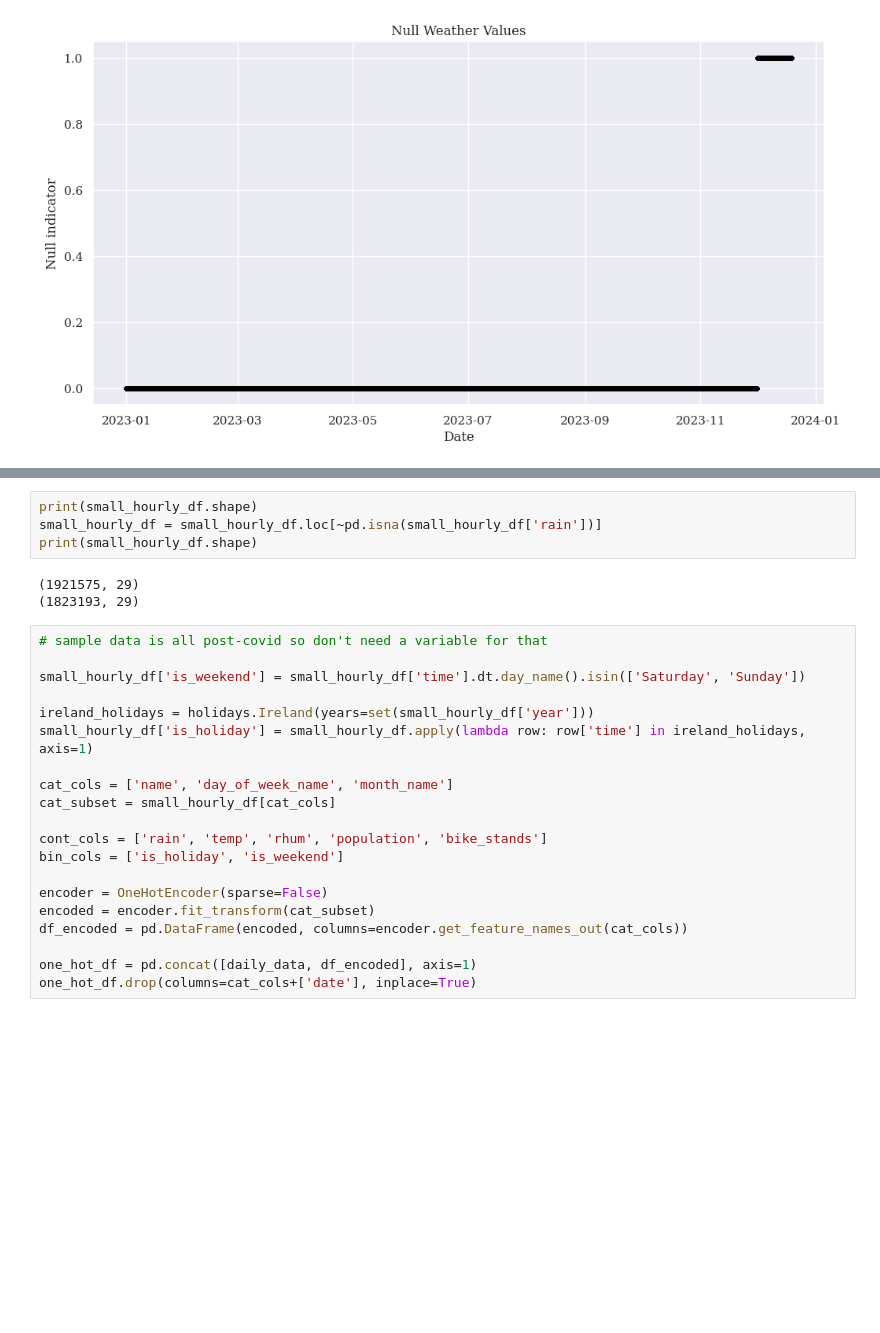
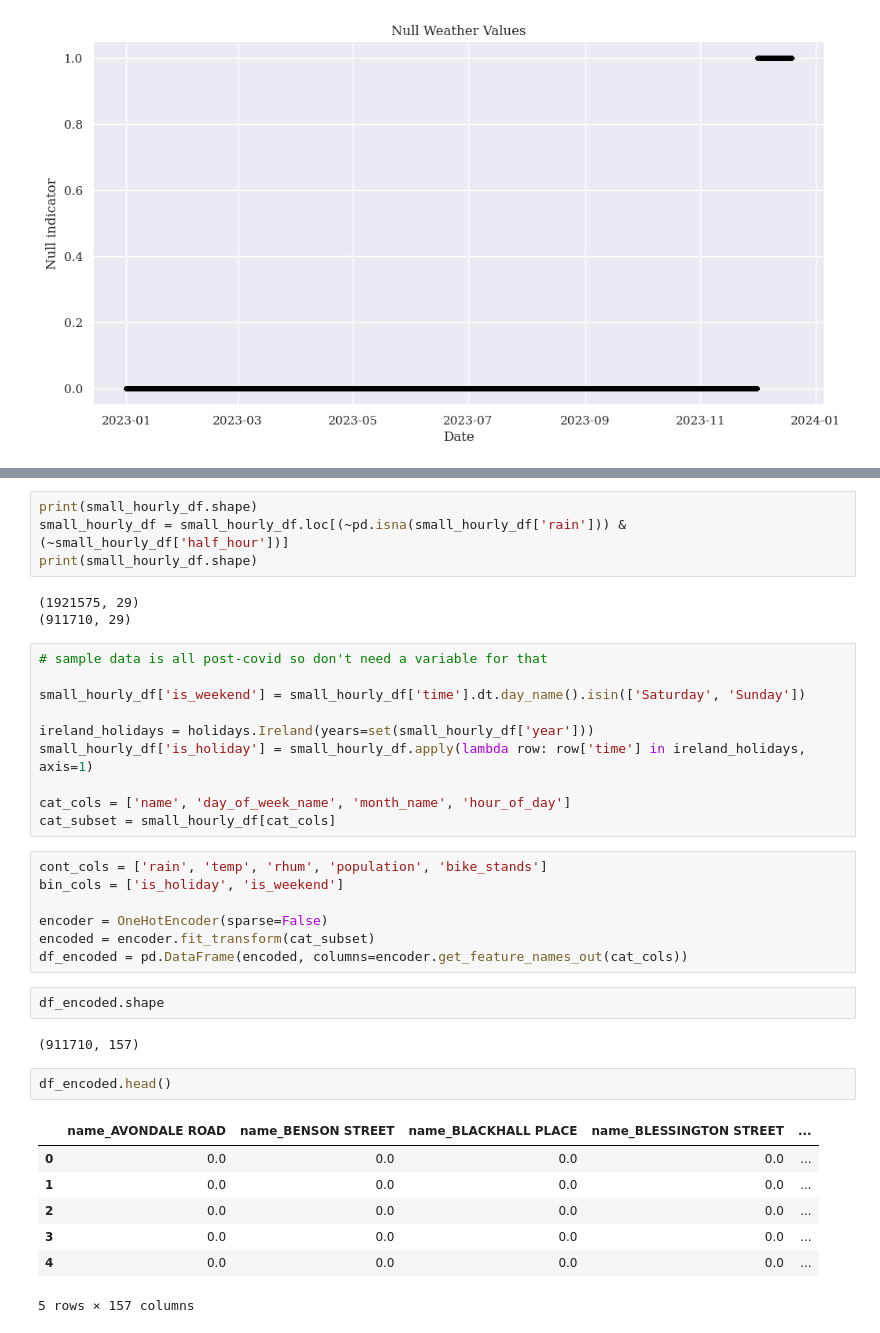
Before and after one commit to step-hen-burke/CA2, a Jupyter notebook: 3_rental_prediction.ipynb, the cells around one changed output, grey strips where cells are left out. Cells and saved outputs as stored; diff of their text form; blank space fills up the shorter version.

```diff
--- a/3_rental_prediction.ipynb
+++ b/3_rental_prediction.ipynb
@@ -272,27 +277,38 @@ All of the null values are towards the end of the time series - indicating that
 # %%
 print(small_hourly_df.shape)
-small_hourly_df = small_hourly_df.loc[~pd.isna(small_hourly_df['rain'])]
+small_hourly_df = small_hourly_df.loc[(~pd.isna(small_hourly_df['rain'])) & (~small_hourly_df['half_hour'])]
 print(small_hourly_df.shape)
 # %% [output]
 (1921575, 29)
-(1823193, 29)
+(911710, 29)
-# %%
-# sample data is all post-covid so don't need a variable for that
-
-small_hourly_df['is_weekend'] = small_hourly_df['time'].dt.day_name().isin(['Saturday', 'Sunday'])
-
-ireland_holidays = holidays.Ireland(years=set(small_hourly_df['year']))
-small_hourly_df['is_holiday'] = small_hourly_df.apply(lambda row: row['time'] in ireland_holidays, axis=1)
-
-cat_cols = ['name', 'day_of_week_name', 'month_name']
-cat_subset = small_hourly_df[cat_cols]
-
-cont_cols = ['rain', 'temp', 'rhum', 'population', 'bike_stands']
-bin_cols = ['is_holiday', 'is_weekend']
-
-encoder = OneHotEncoder(sparse=False)
-encoded = encoder.fit_transform(cat_subset)
-df_encoded = pd.DataFrame(encoded, columns=encoder.get_feature_names_out(cat_cols))
-
-one_hot_df = pd.concat([daily_data, df_encoded], axis=1)
-one_hot_df.drop(columns=cat_cols+['date'], inplace=True)
+# %%
+# sample data is all post-covid so don't need a variable for that
+
+small_hourly_df['is_weekend'] = small_hourly_df['time'].dt.day_name().isin(['Saturday', 'Sunday'])
+
+ireland_holidays = holidays.Ireland(years=set(small_hourly_df['year']))
+small_hourly_df['is_holiday'] = small_hourly_df.apply(lambda row: row['time'] in ireland_holidays, axis=1)
+
+cat_cols = ['name', 'day_of_week_name', 'month_name', 'hour_of_day']
+cat_subset = small_hourly_df[cat_cols]
+# %%
+cont_cols = ['rain', 'temp', 'rhum', 'population', 'bike_stands']
+bin_cols = ['is_holiday', 'is_weekend']
+
+encoder = OneHotEncoder(sparse=False)
+encoded = encoder.fit_transform(cat_subset)
+df_encoded = pd.DataFrame(encoded, columns=encoder.get_feature_names_out(cat_cols))
+# %%
+df_encoded.shape
+# %% [output]
+(911710, 157)
+# %%
+df_encoded.head()
+# %% [output]
+|  | name_AVONDALE ROAD | name_BENSON STREET | name_BLACKHALL PLACE | name_BLESSINGTON STREET | ... |
+| 0 | 0.0 | 0.0 | 0.0 | 0.0 | ... |
+| 1 | 0.0 | 0.0 | 0.0 | 0.0 | ... |
+| 2 | 0.0 | 0.0 | 0.0 | 0.0 | ... |
+| 3 | 0.0 | 0.0 | 0.0 | 0.0 | ... |
+| 4 | 0.0 | 0.0 | 0.0 | 0.0 | ... |
+5 rows × 157 columns
```
Also changed, not shown: parts of 11 cells of this notebook, 2 other files.
